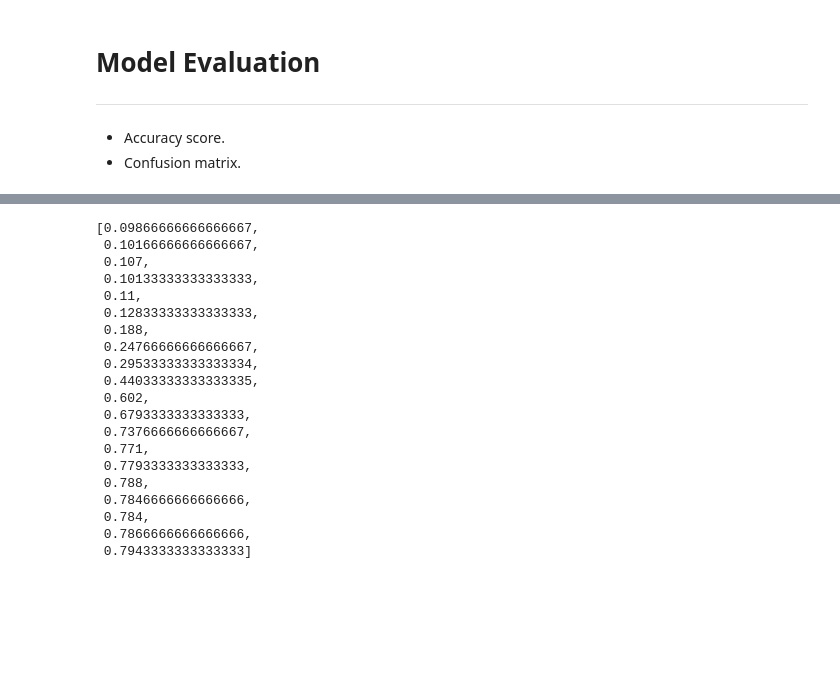
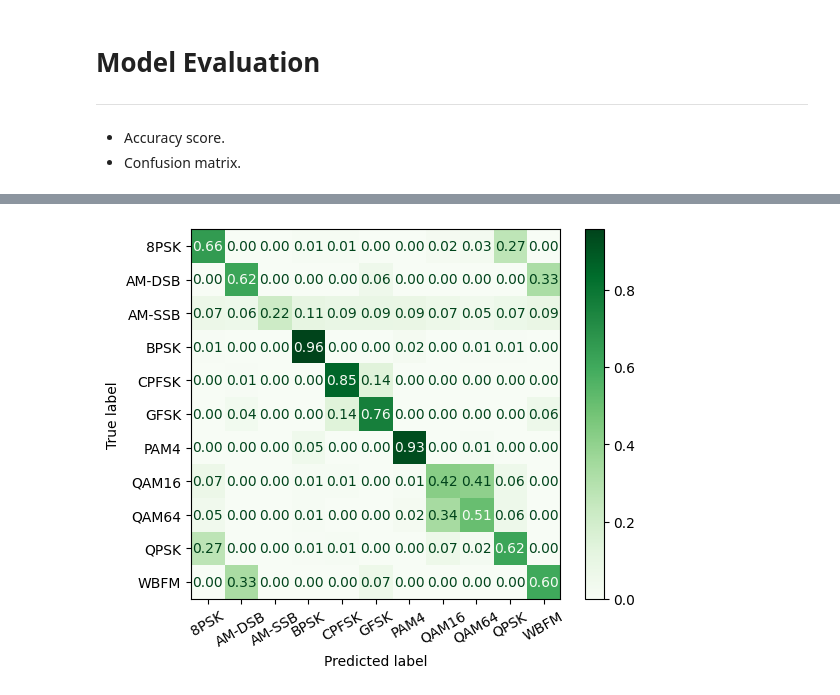
Before and after one commit to dsaharia/BTP-1-modulation_classification, a Jupyter notebook: Notebooks/00_basics_2016.10A.ipynb, the cells around one changed output, grey strips where cells are left out. Cells and saved outputs as stored; diff of their text form; code cells hidden in the pictures; blank space fills up the shorter version.

```diff
--- a/Notebooks/00_basics_2016.10A.ipynb
+++ b/Notebooks/00_basics_2016.10A.ipynb
@@ -114,3 +117,9 @@ Steps -
 2. Separate the training and testing data - Using `60%` (600/1000) for training and `40%` for testing.
 3. Create appropriate labels for the training step
+# %%
+# Shuffle the samples within each key
+shuffled_data = dict()
+for key, val in data.items():
+    shuffle_val = shuffle(val, random_state=42)
+    shuffled_data.update({key:shuffle_val})
 # %%
@@ -328,27 +337,7 @@ array([8, 8, 8, ..., 5, 5, 5])
-# %%
-acc_rf
-# %% [output]
-[0.09866666666666667,
- 0.10166666666666667,
- 0.107,
- 0.10133333333333333,
- 0.11,
- 0.12833333333333333,
- 0.188,
- 0.24766666666666667,
- 0.29533333333333334,
- 0.44033333333333335,
- 0.602,
- 0.6793333333333333,
- 0.7376666666666667,
- 0.771,
- 0.7793333333333333,
- 0.788,
- 0.7846666666666666,
- 0.784,
- 0.7866666666666666,
- 0.7943333333333333]
 # %%
-accuracy = calculate_accuracy(decision_classifier, train_snrs)
-print(f"Accuracy for various SNRs: {accuracy}")
+acc_dt = compute_metrics(decision_classifier, train_snrs)
+acc_dt = [acc*100 for acc in acc_dt]
+# print(f"Accuracy for various SNRs: {accuracy}")
+# %% [output]
+[figure, added]
 # %%
```
Also changed, not shown: parts of 17 cells of this notebook.
